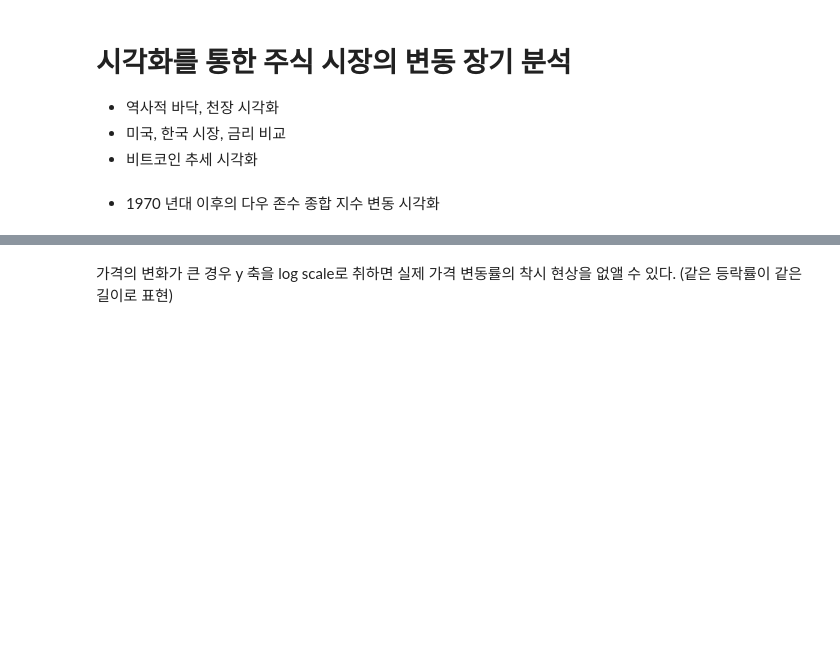
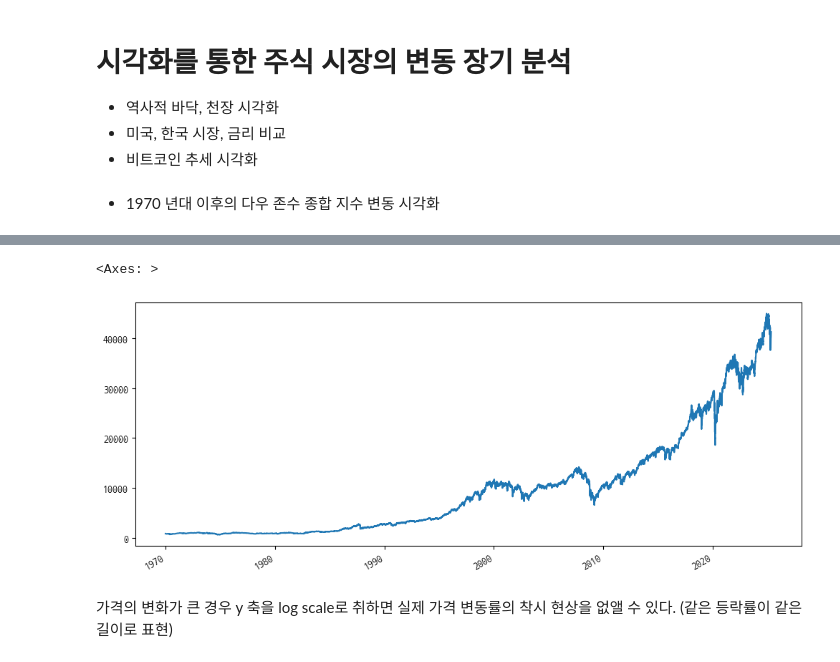
Before and after one commit to JinGunseon/FinanceDataAnalysis, a Jupyter notebook: 실습_시계열_데이터_시각화.ipynb, the cells around one changed output, grey strips where cells are left out. Drawn from its saved outputs; the diff is of its cells as text; code cells hidden in the pictures; blank space fills up the shorter version.

```diff
--- a/실습_시계열_데이터_시각화.ipynb
+++ b/실습_시계열_데이터_시각화.ipynb
@@ -133,0 +165,5 @@ dji1
+# %%
+dji2 = fdr.DataReader('^DJI', '2022-01-21')
+
+dji = pd.concat([dji1, dji2])
+dji.head()
@@ -134,2 +186,7 @@ dji1
+# %%
+dji['Close'].plot()
+# %% [output]
+<Axes: >
+[figure, added]
 # %% [markdown]
 가격의 변화가 큰 경우 y 축을 log scale로 취하면 실제 가격 변동률의 착시 현상을 없앨 수 있다. (같은 등락률이 같은 길이로 표현)
```
Also changed, not shown: parts of 37 cells of this notebook.
